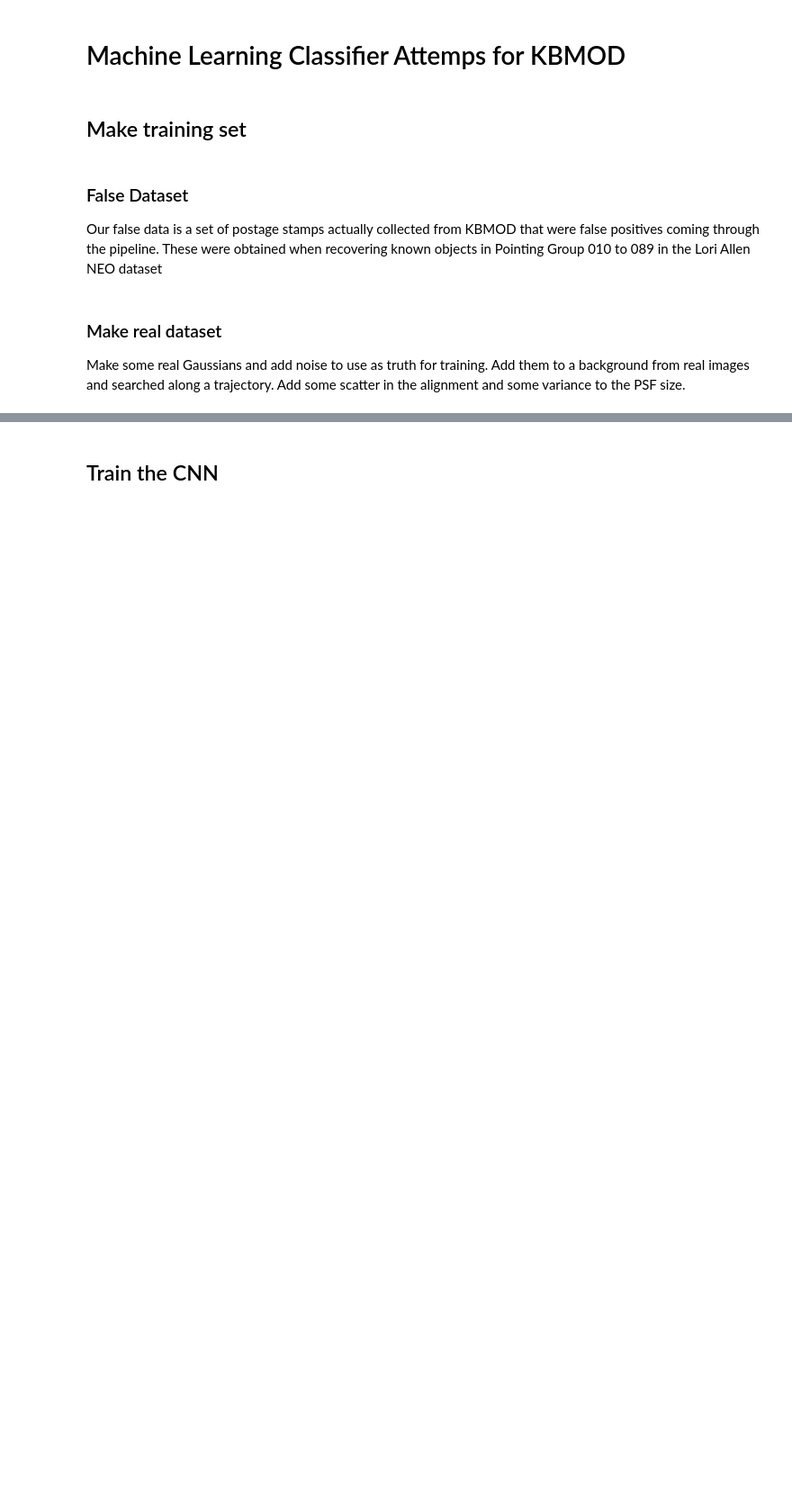
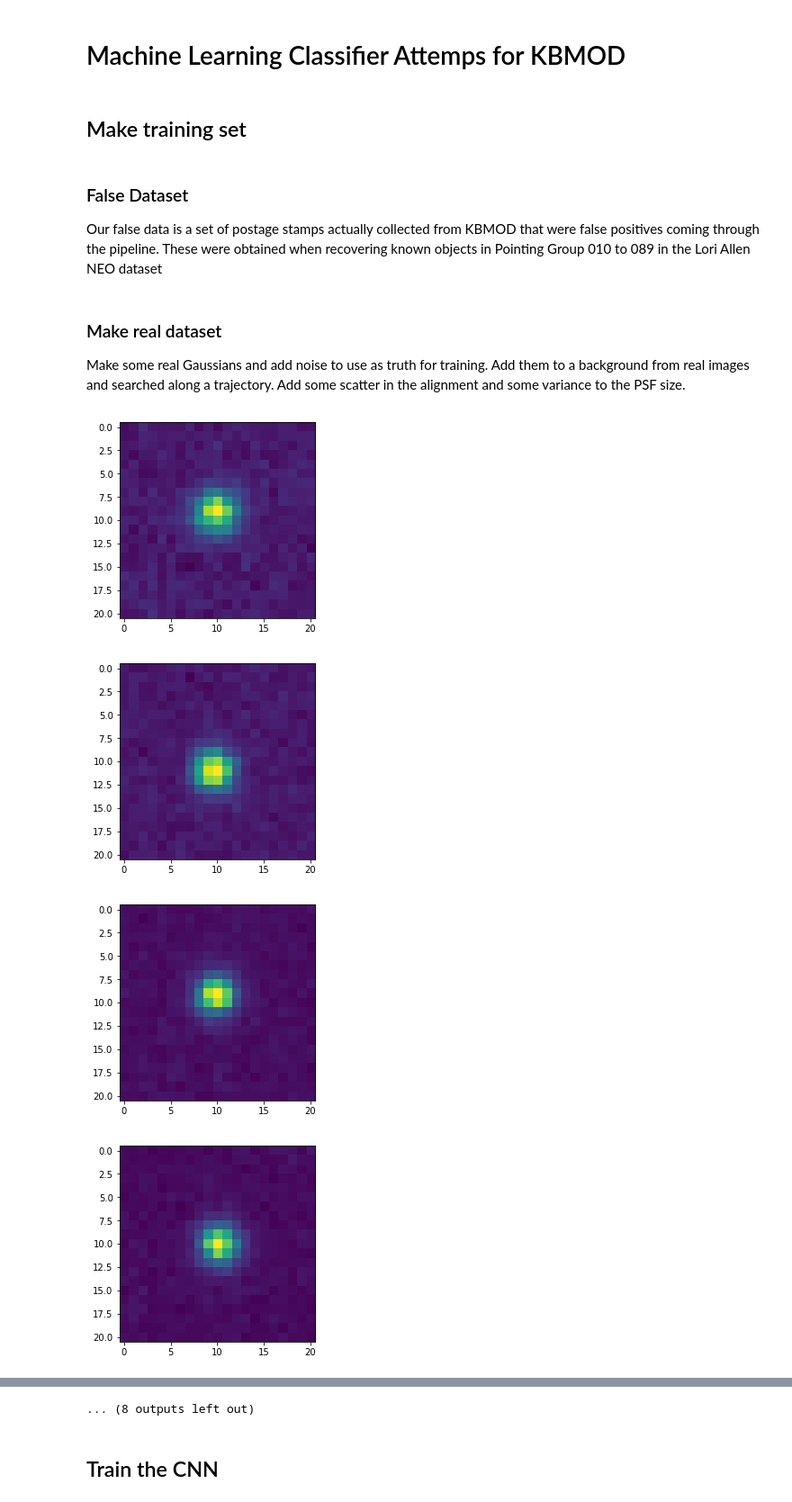
Before and after one commit to dirac-institute/kbmod, a Jupyter notebook: notebooks/ml_stamp_classifier.ipynb, the cells around one changed output, grey strips where cells are left out. Shown at 90% size. Drawn from its saved outputs; the diff is of its cells as text; code cells hidden in the pictures; blank space fills up the shorter version.

```diff
--- a/notebooks/ml_stamp_classifier.ipynb
+++ b/notebooks/ml_stamp_classifier.ipynb
@@ -136,3 +136,16 @@ all_coadd_stamps = np.concatenate(all_results, axis=0)
 np.save('stamps_simulated.npy', all_coadd_stamps)
 # %%
 full_true=np.load('stamps_simulated_v3.npy')
+# %%
+import numpy as np
+import matplotlib.pyplot as plt
+simulated_positives = np.load('./stamps_simulated.npy').astype(float)
+int_list = np.random.randint(0,10000,20)
+for i in int_list:
+    plt.figure()
+    plt.imshow(simulated_positives[i].reshape(21,21))
+# %% [output]
+[figure, added]
+[figure, added]
+[figure, added]
+[figure, added]
@@ -139,3 +160,4 @@ full_true=np.load('stamps_simulated_v3.npy')
+... (8 outputs left out)
 # %% [markdown]
 ## Train the CNN
 # %%
```
Also changed, not shown: parts of 17 cells of this notebook, 1 other file.
